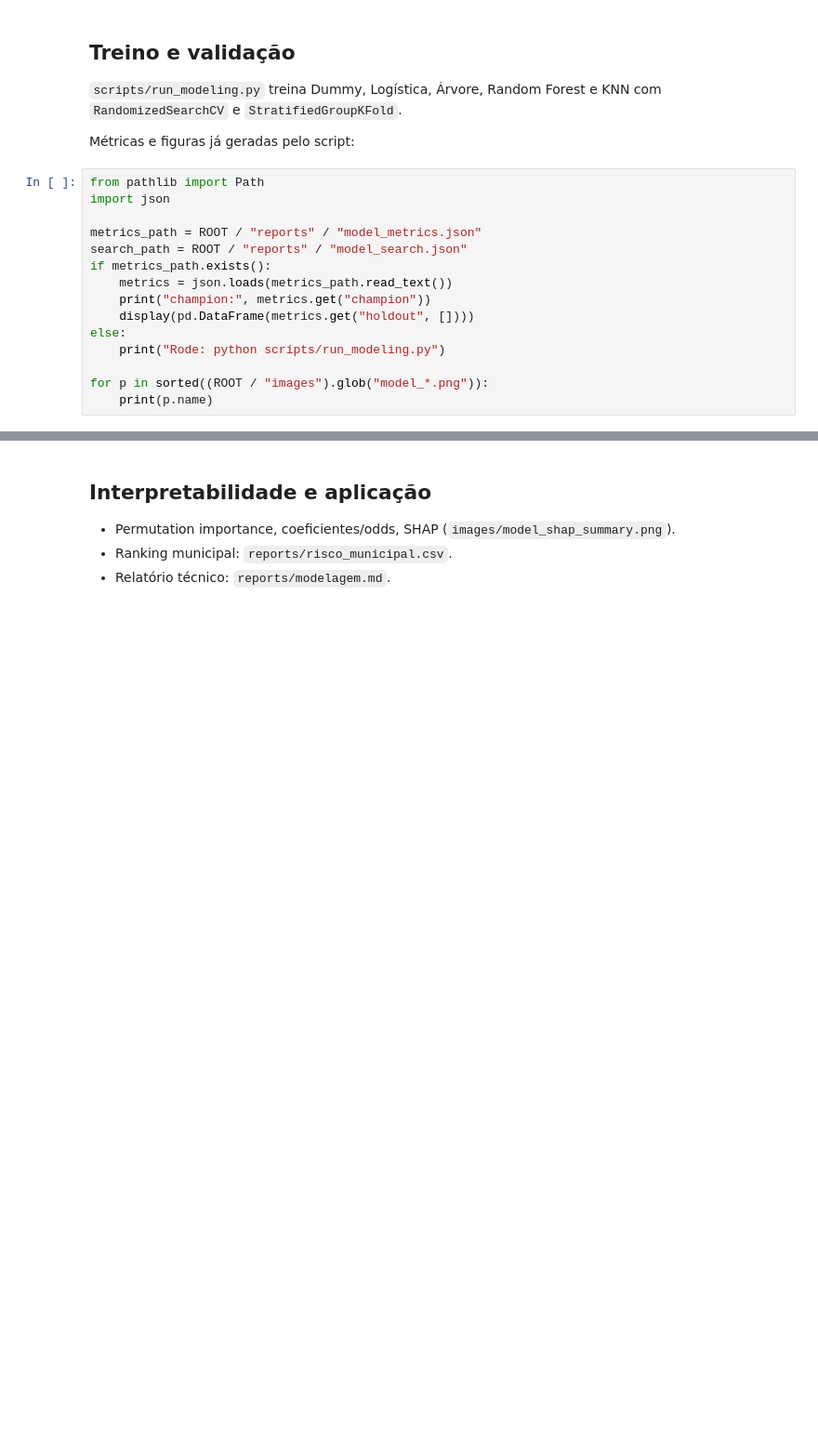
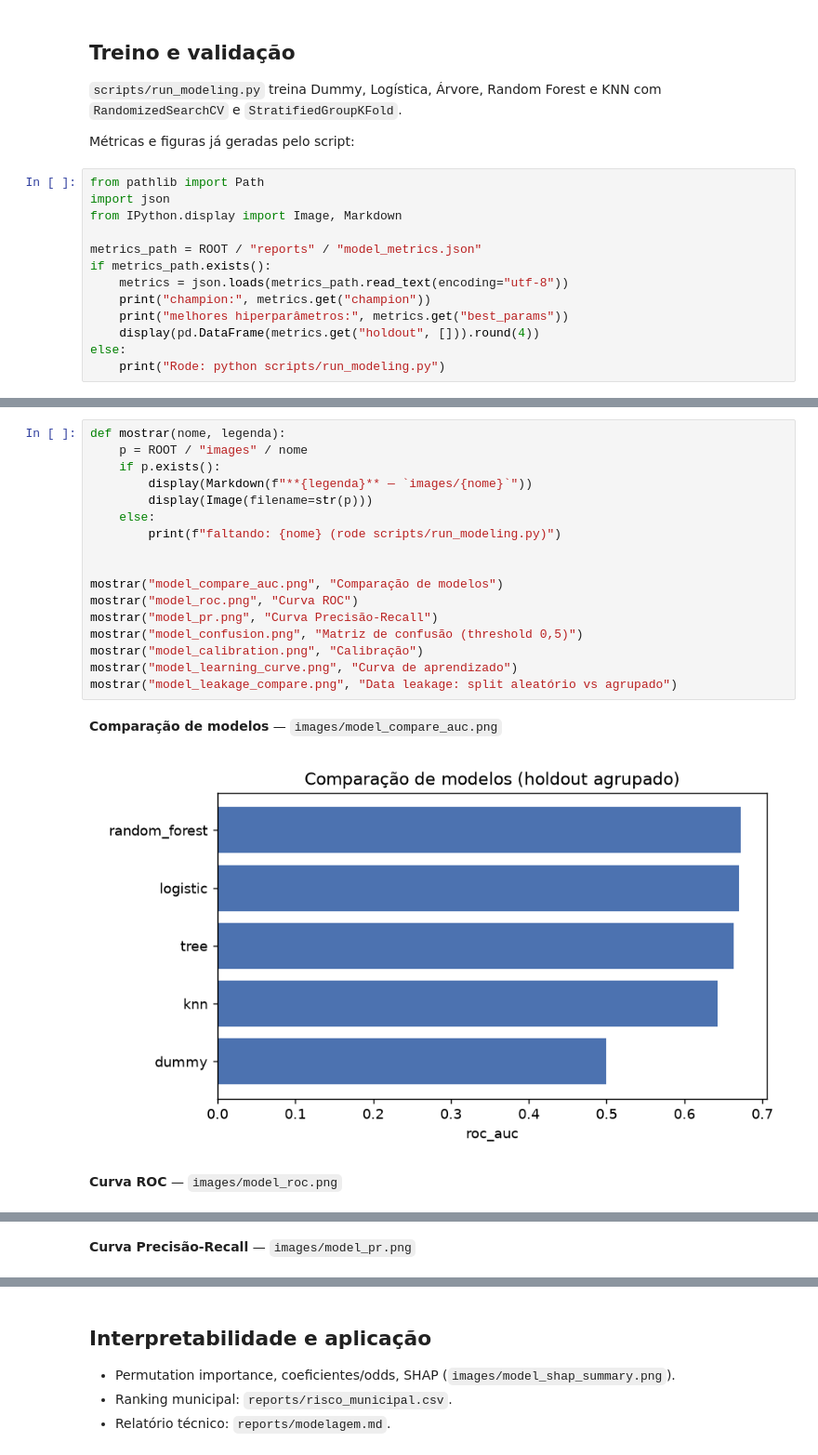
Before and after one commit to aiscientist3/tech-challenge-fase3, a Jupyter notebook: notebooks/02_modelagem.ipynb, the cells around one changed output, grey strips where cells are left out. Shown at 93% size. Saved outputs shown, nothing was run; the diff lists cells and outputs as text; blank space fills up the shorter version.

Commit message:
fixes bugs and includes images from model results

```diff
--- a/notebooks/02_modelagem.ipynb
+++ b/notebooks/02_modelagem.ipynb
@@ -90,15 +131,13 @@ Métricas e figuras já geradas pelo script:
 # %%
 from pathlib import Path
 import json
+from IPython.display import Image, Markdown
 
 metrics_path = ROOT / "reports" / "model_metrics.json"
-search_path = ROOT / "reports" / "model_search.json"
 if metrics_path.exists():
-    metrics = json.loads(metrics_path.read_text())
+    metrics = json.loads(metrics_path.read_text(encoding="utf-8"))
     print("champion:", metrics.get("champion"))
-    display(pd.DataFrame(metrics.get("holdout", [])))
+    print("melhores hiperparâmetros:", metrics.get("best_params"))
+    display(pd.DataFrame(metrics.get("holdout", [])).round(4))
 else:
     print("Rode: python scripts/run_modeling.py")
-
-for p in sorted((ROOT / "images").glob("model_*.png")):
-    print(p.name)
@@ -104,0 +153,21 @@ for p in sorted((ROOT / "images").glob("model_*.png")):
+# %%
+def mostrar(nome, legenda):
+    p = ROOT / "images" / nome
+    if p.exists():
+        display(Markdown(f"**{legenda}** — `images/{nome}`"))
+        display(Image(filename=str(p)))
+    else:
+        print(f"faltando: {nome} (rode scripts/run_modeling.py)")
+
+
+mostrar("model_compare_auc.png", "Comparação de modelos")
+mostrar("model_roc.png", "Curva ROC")
+mostrar("model_pr.png", "Curva Precisão-Recall")
+mostrar("model_confusion.png", "Matriz de confusão (threshold 0,5)")
+mostrar("model_calibration.png", "Calibração")
+mostrar("model_learning_curve.png", "Curva de aprendizado")
+mostrar("model_leakage_compare.png", "Data leakage: split aleatório vs agrupado")
+# %% [output]
+**Comparação de modelos** — `images/model_compare_auc.png`
+[figure, added]
+**Curva ROC** — `images/model_roc.png`
@@ -104,0 +175 @@ for p in sorted((ROOT / "images").glob("model_*.png")):
+**Curva Precisão-Recall** — `images/model_pr.png`
```
Also changed, not shown: parts of 11 cells of this notebook, 40 other files.
